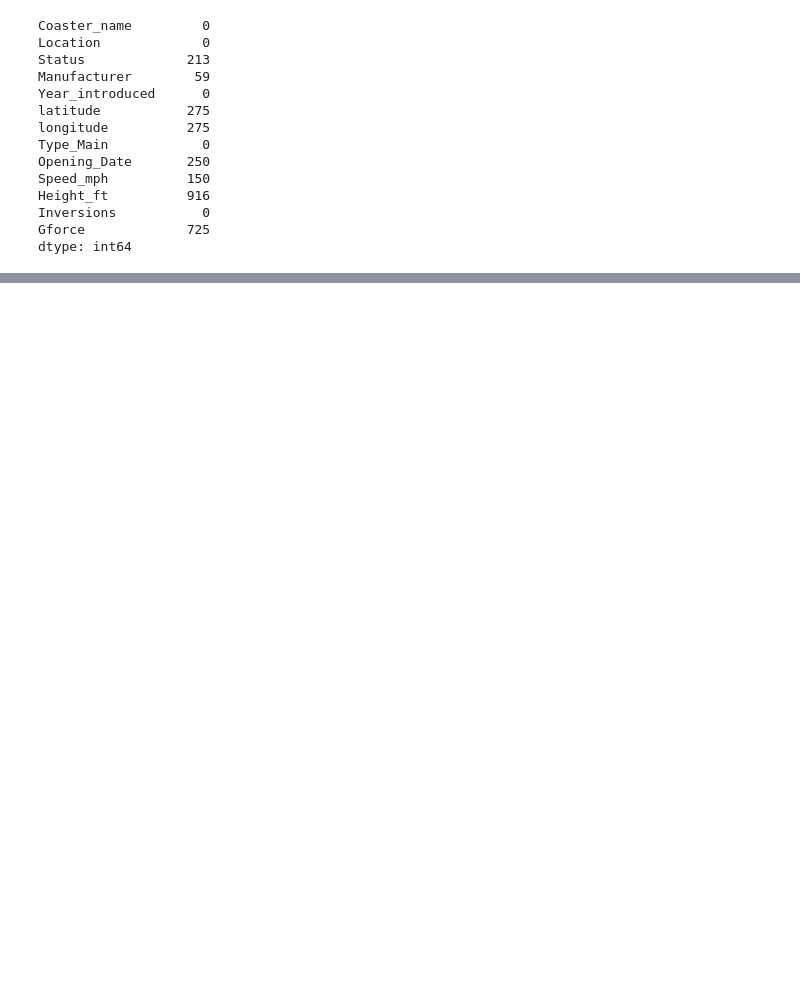
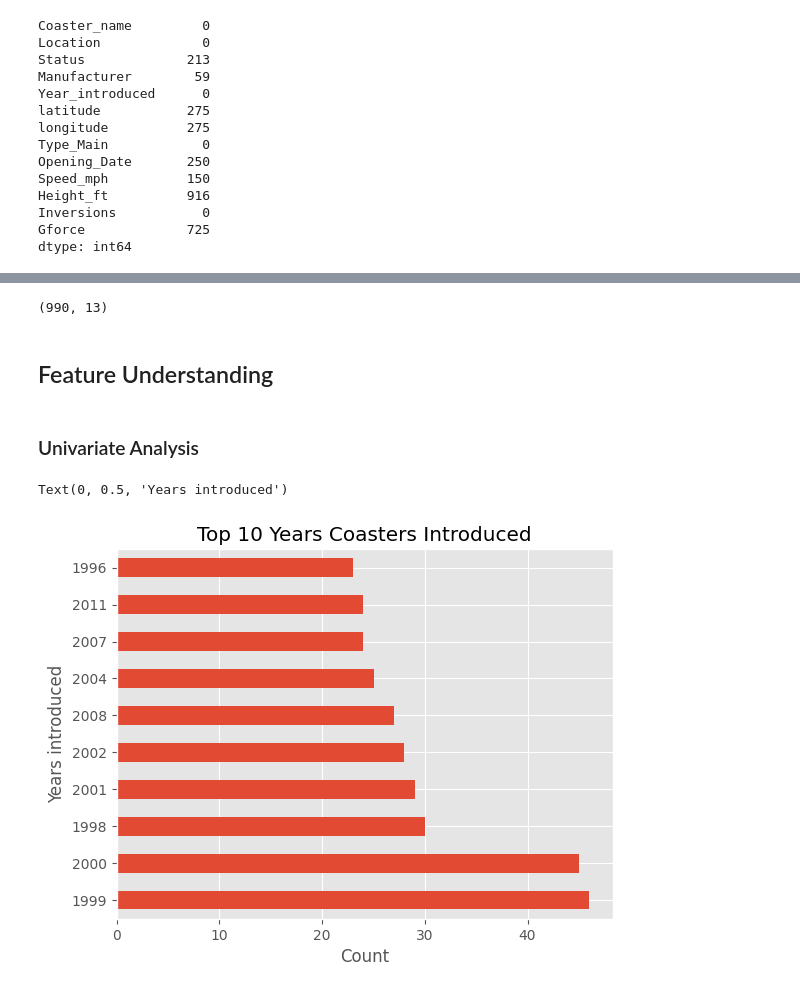
Before and after one commit to ShrDar/ML-Revision, a Jupyter notebook: Rev - EDA.ipynb, the cells around one changed output, grey strips where cells are left out. Cells and saved outputs as stored; diff of their text form; code cells hidden in the pictures; blank space fills up the shorter version.

```diff
--- a/Rev - EDA.ipynb
+++ b/Rev - EDA.ipynb
@@ -221,0 +256,4 @@ dtype: int64
+# %%
+# ~ is the inverse of the result
+
+subsetted_df = subsetted_df.loc[~subsetted_df.duplicated(subset = ['Coaster_name', "Opening_Date"])] \
@@ -221,0 +277,20 @@ dtype: int64
+# %%
+subsetted_df = subsetted_df.reset_index(drop = True)
+# %%
+subsetted_df.shape
+# %% [output]
+(990, 13)
+# %% [markdown]
+## Feature Understanding
+# %% [markdown]
+### Univariate Analysis
+# %%
+ax = subsetted_df['Year_introduced'].value_counts() \
+.head(10) \
+.plot(kind = "barh", title = "Top 10 Years Coasters Introduced")
+
+ax.set_xlabel('Count')
+ax.set_ylabel("Years introduced")
+# %% [output]
+Text(0, 0.5, 'Years introduced')
+[figure, added]
```
Also changed, not shown: parts of 19 cells of this notebook.
